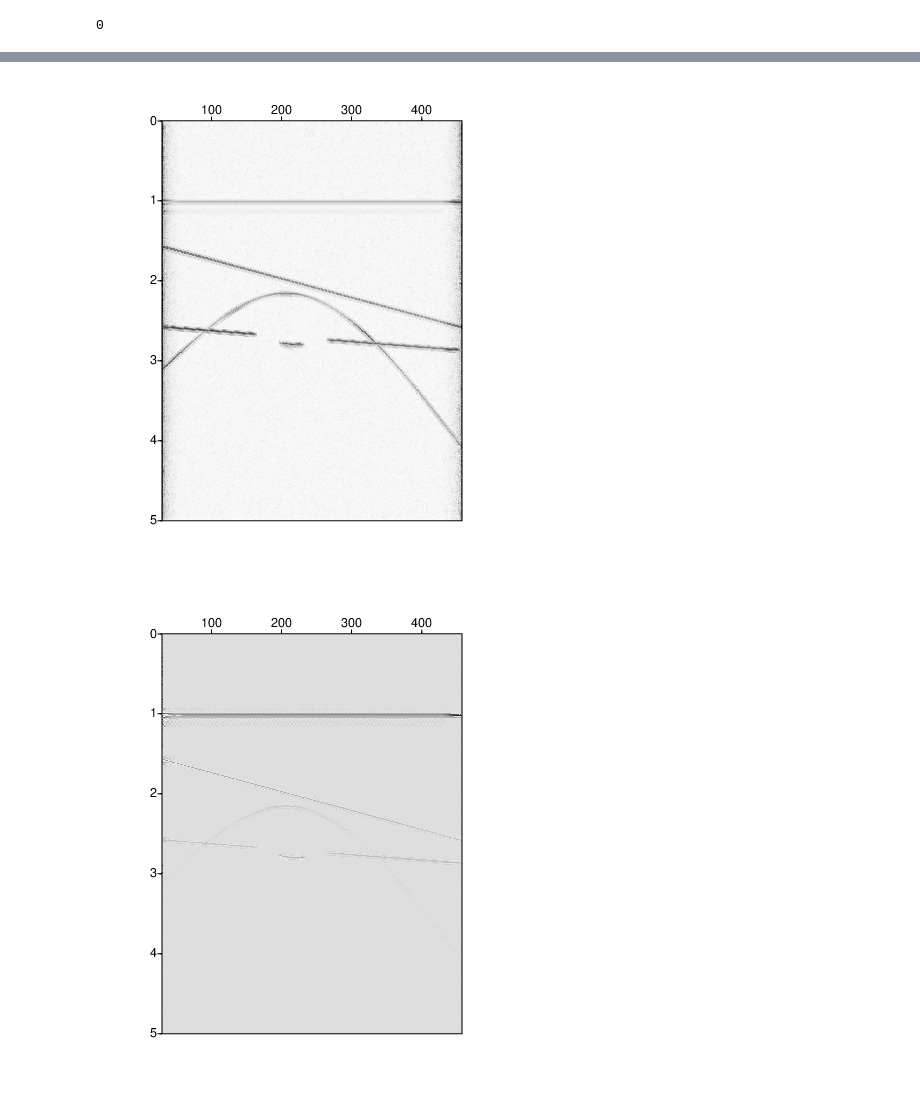
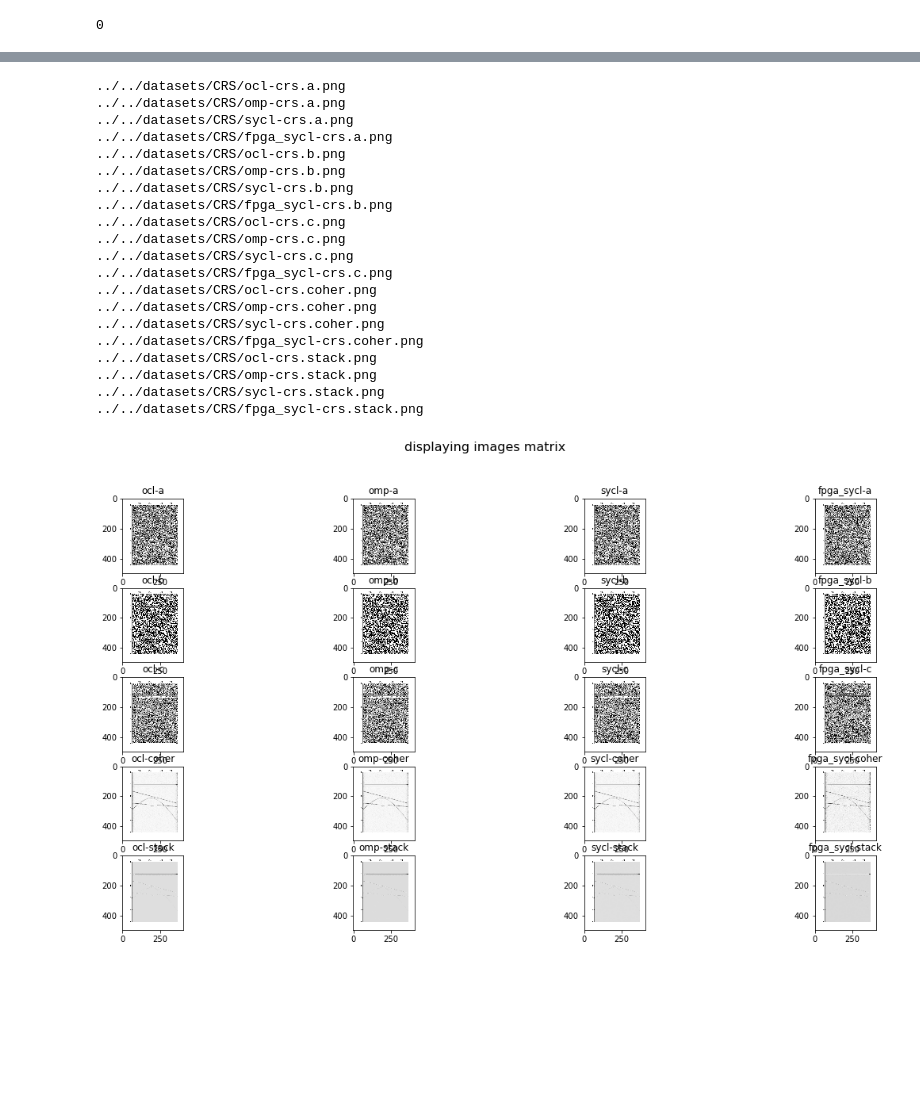
Before and after one commit to menotti/oil_gas_fpga, a Jupyter notebook: apps/CRS/CRS.ipynb, the cells around one changed output, grey strips where cells are left out. Drawn from its saved outputs; the diff is of its cells as text; code cells hidden in the pictures; blank space fills up the shorter version.

```diff
--- a/apps/CRS/CRS.ipynb
+++ b/apps/CRS/CRS.ipynb
@@ -314,8 +302,48 @@ Image("../../datasets/CRS/ocl-crs.c.png")
-# %%
-Image("../../datasets/CRS/ocl-crs.coher.png")
-# %% [output]
-[figure, removed]
-# %%
-Image("../../datasets/CRS/ocl-crs.stack.png")
-# %% [output]
-[figure, removed]
+# %%
+import matplotlib.pyplot as plt
+
+names = ["a", "b", "c", "coher", "stack"]
+versions = ["ocl", "omp", "sycl", "fpga_sycl"]
+
+images = []
+for i, name in enumerate(names):
+    images.append([])
+    for j, version in enumerate(versions):
+        print("../../datasets/CRS/"+version+"-crs."+name+".png")
+        images[i].append(plt.imread("../../datasets/CRS/"+version+"-crs."+name+".png"))
+
+NUM_ROWS = len(names)
+IMGs_IN_ROW = len(versions)
+
+f, ax_arr = plt.subplots(NUM_ROWS, IMGs_IN_ROW, figsize=(20, 10))
+
+for i, row in enumerate(ax_arr):
+    for j, ax in enumerate(row):
+        ax.imshow(images[i][j])
+        ax.set_title(versions[j]+"-"+names[i])
+
+title = 'displaying images matrix'
+f.suptitle(title, fontsize=16)
+plt.show()
+# %% [output]
+../../datasets/CRS/ocl-crs.a.png
+../../datasets/CRS/omp-crs.a.png
+../../datasets/CRS/sycl-crs.a.png
+../../datasets/CRS/fpga_sycl-crs.a.png
+../../datasets/CRS/ocl-crs.b.png
+../../datasets/CRS/omp-crs.b.png
+../../datasets/CRS/sycl-crs.b.png
+../../datasets/CRS/fpga_sycl-crs.b.png
+../../datasets/CRS/ocl-crs.c.png
+../../datasets/CRS/omp-crs.c.png
+../../datasets/CRS/sycl-crs.c.png
+../../datasets/CRS/fpga_sycl-crs.c.png
+../../datasets/CRS/ocl-crs.coher.png
+../../datasets/CRS/omp-crs.coher.png
+../../datasets/CRS/sycl-crs.coher.png
+../../datasets/CRS/fpga_sycl-crs.coher.png
+../../datasets/CRS/ocl-crs.stack.png
+../../datasets/CRS/omp-crs.stack.png
+../../datasets/CRS/sycl-crs.stack.png
+../../datasets/CRS/fpga_sycl-crs.stack.png
+[figure, added]
```
Also changed, not shown: parts of 3 cells of this notebook, 1 other file.
